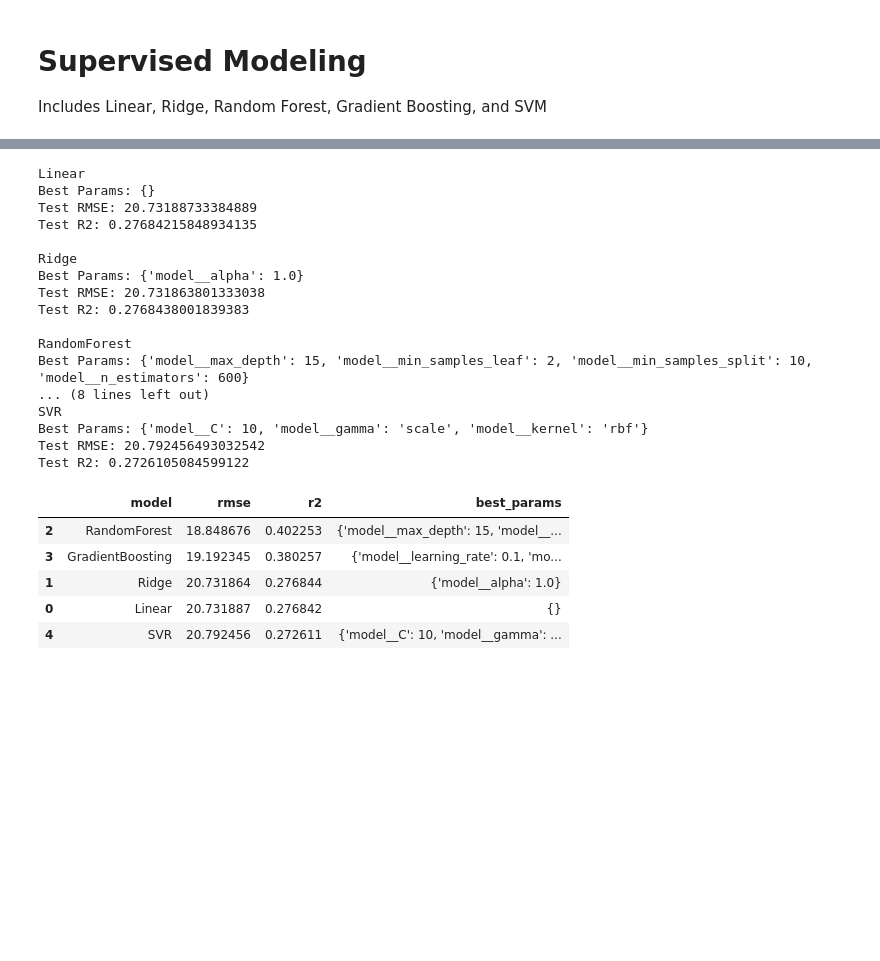
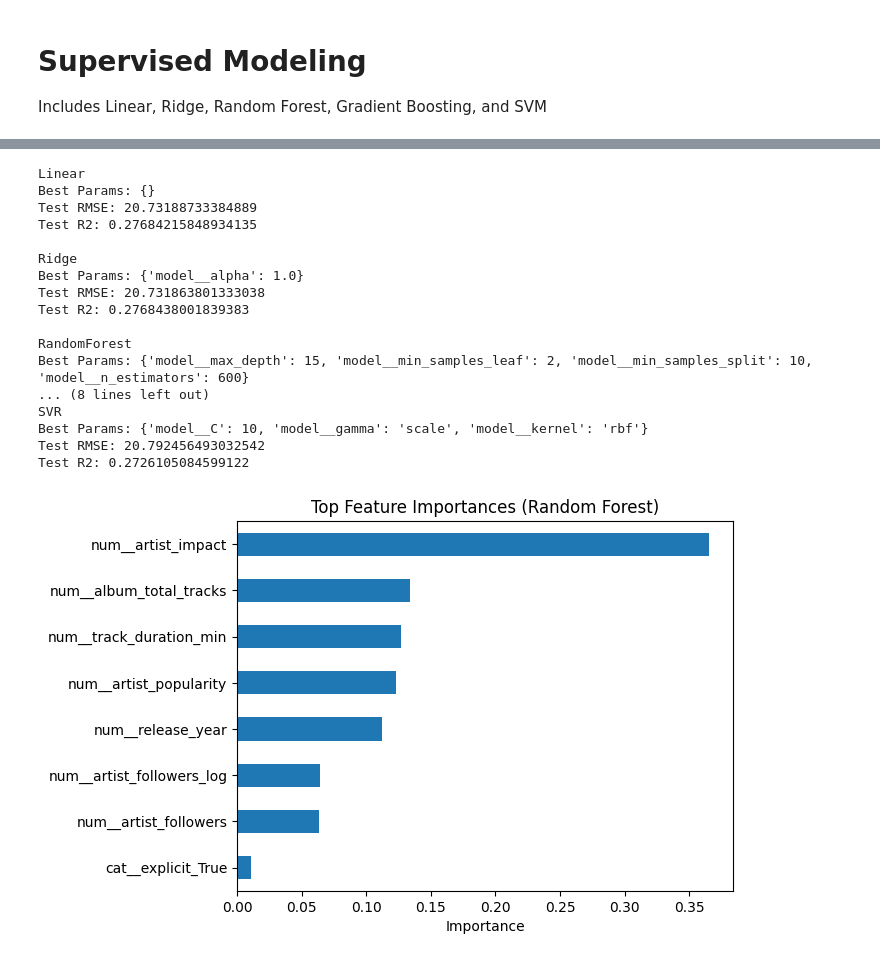
Before and after one commit to waltervogelmann/STAT486-Final-Project, a Jupyter notebook: notebooks/supervised.ipynb, the cells around one changed output, grey strips where cells are left out. Cells and saved outputs as stored; diff of their text form; code cells hidden in the pictures; blank space fills up the shorter version.

Commit message:
add RF feature importance and update explainability section

```diff
--- a/notebooks/supervised.ipynb
+++ b/notebooks/supervised.ipynb
@@ -113,6 +114,8 @@ param_grids = {
 # %%
 
 results = []
+
+best_rf_model = None
 
 for name, model in models.items():
     pipe = Pipeline([
@@ -131,6 +134,10 @@ for name, model in models.items():
     grid.fit(X_train, y_train)
 
     best_model = grid.best_estimator_
+
+    if name == "RandomForest":
+        best_rf_model = best_model
+
     preds = best_model.predict(X_test)
 
     rmse = np.sqrt(mean_squared_error(y_test, preds))
@@ -147,8 +154,6 @@ for name, model in models.items():
     print("Best Params:", grid.best_params_)
     print("Test RMSE:", rmse)
     print("Test R2:", r2)
-
-pd.DataFrame(results).sort_values("rmse")
 # %% [output]
 Linear
 Best Params: {}
@@ -167,9 +172,19 @@ SVR
 Best Params: {'model__C': 10, 'model__gamma': 'scale', 'model__kernel': 'rbf'}
 Test RMSE: 20.792456493032542
 Test R2: 0.2726105084599122
-|  | model | rmse | r2 | best_params |
-| 2 | RandomForest | 18.848676 | 0.402253 | {'model__max_depth': 15, 'model__... |
-| 3 | GradientBoosting | 19.192345 | 0.380257 | {'model__learning_rate': 0.1, 'mo... |
-| 1 | Ridge | 20.731864 | 0.276844 | {'model__alpha': 1.0} |
-| 0 | Linear | 20.731887 | 0.276842 | {} |
-| 4 | SVR | 20.792456 | 0.272611 | {'model__C': 10, 'model__gamma': ... |
+# %%
+rf_model = best_rf_model.named_steps["model"]
+
+feature_names = best_rf_model.named_steps["preprocessor"].get_feature_names_out()
+
+importances = rf_model.feature_importances_
+
+feat_imp = pd.Series(importances, index=feature_names).sort_values(ascending=False)
+
+feat_imp.head(10).plot(kind="barh")
+plt.title("Top Feature Importances (Random Forest)")
+plt.xlabel("Importance")
+plt.gca().invert_yaxis()
+plt.show()
+# %% [output]
+[figure, added]
```
Also changed, not shown: parts of 1 cell of this notebook, 1 other file.
